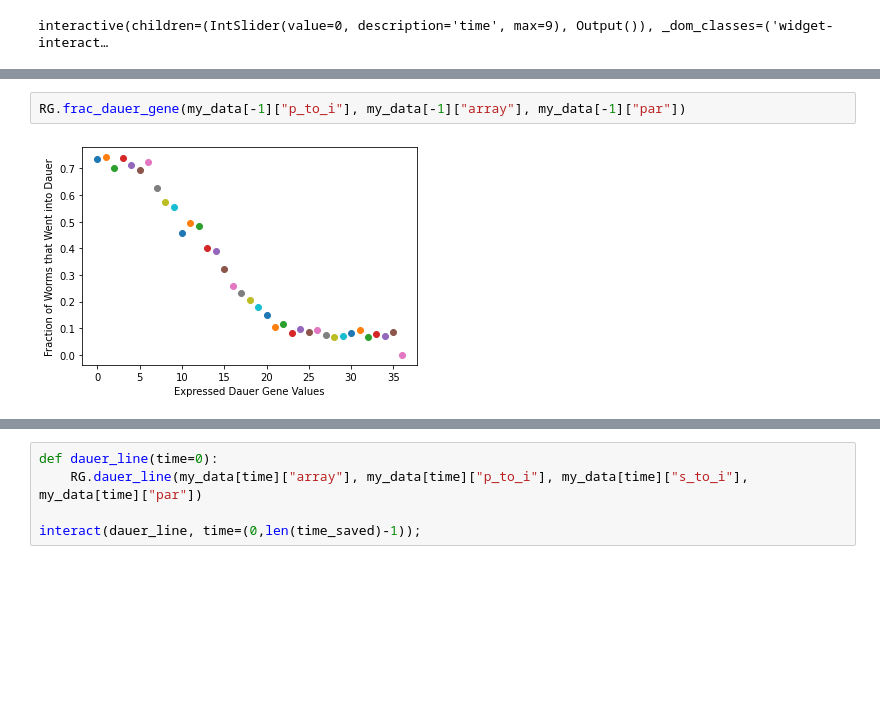
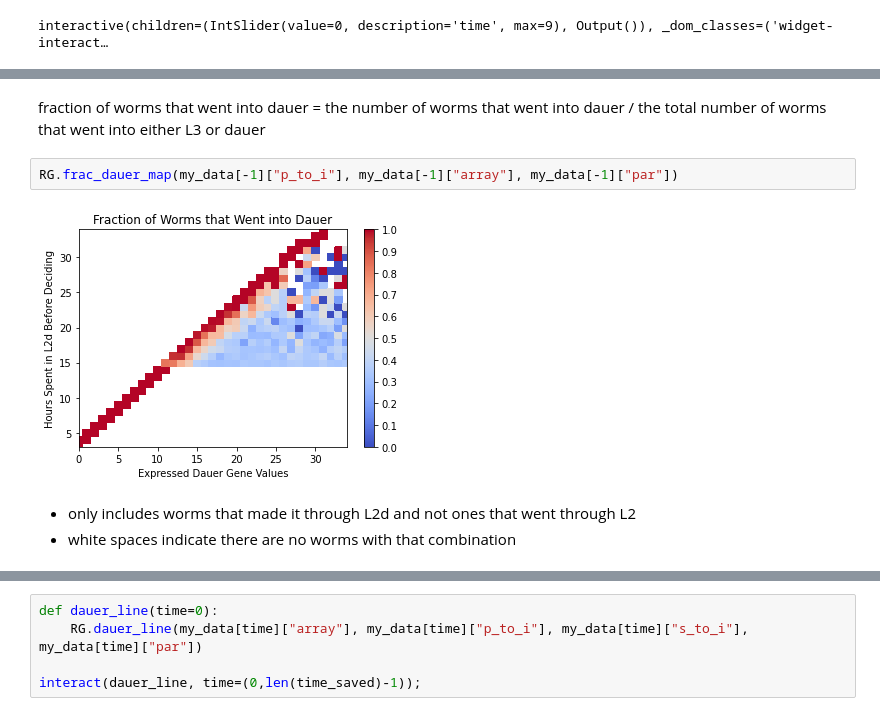
Before and after one commit to RachelGoodridge/life_history_sim, a Jupyter notebook: Worms_Life_Model.ipynb, the cells around one changed output, grey strips where cells are left out. Cells and saved outputs as stored; diff of their text form; blank space fills up the shorter version.

```diff
--- a/Worms_Life_Model.ipynb
+++ b/Worms_Life_Model.ipynb
@@ -139,7 +147,12 @@ RG.frac_dauer(my_data[-1]["p_to_i"], my_data[-1]["array"], my_data[-1]["par"])
+# %% [markdown]
+fraction of worms that went into dauer = the number of worms that went into dauer / the total number of worms that went into either L3 or dauer
 # %%
-RG.frac_dauer_gene(my_data[-1]["p_to_i"], my_data[-1]["array"], my_data[-1]["par"])
+RG.frac_dauer_map(my_data[-1]["p_to_i"], my_data[-1]["array"], my_data[-1]["par"])
 # %% [output]
-[figure, old version]
+[figure, new version]
+# %% [markdown]
+- only includes worms that made it through L2d and not ones that went through L2
+- white spaces indicate there are no worms with that combination
 # %%
 f = plt.figure(figsize=(5,len(time_saved)*4))
 for i in range(len(time_saved)):
```
Also changed, not shown: parts of 20 cells of this notebook.
